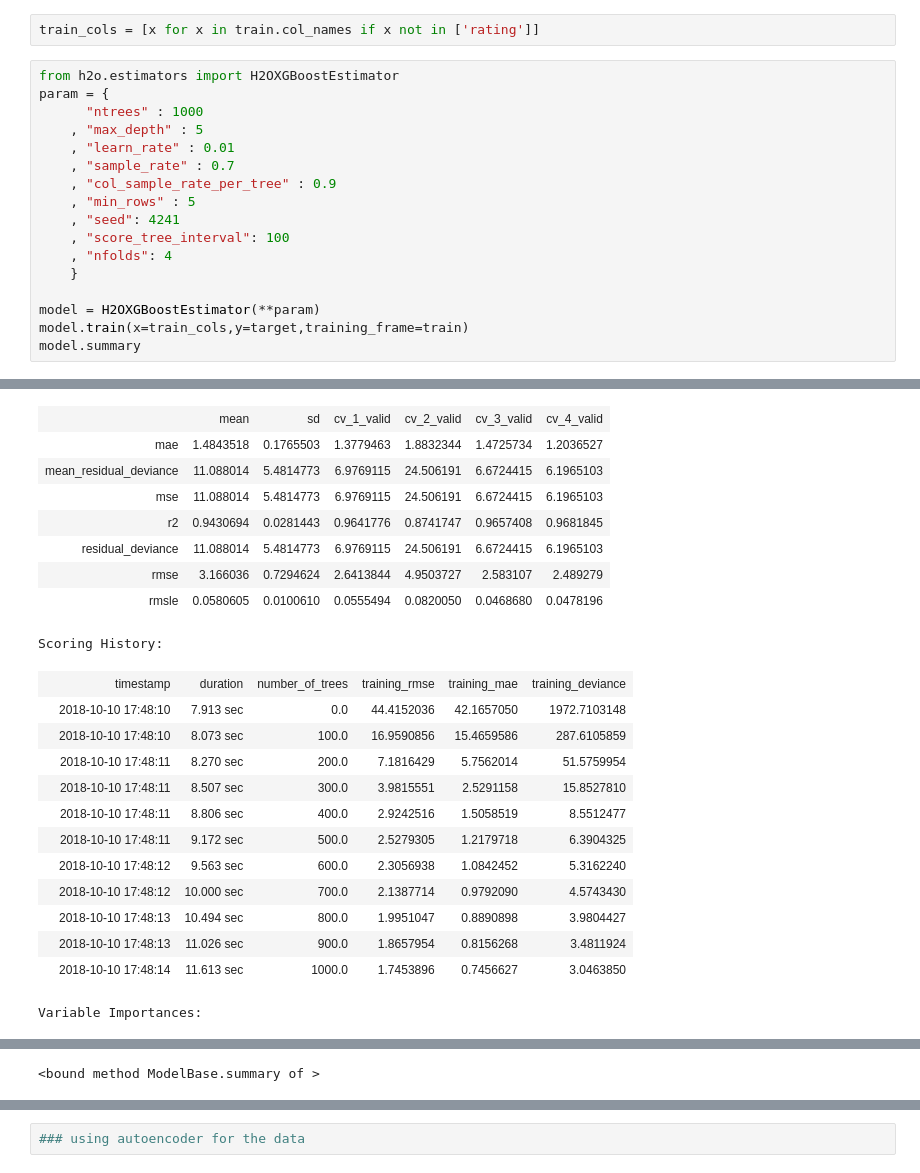
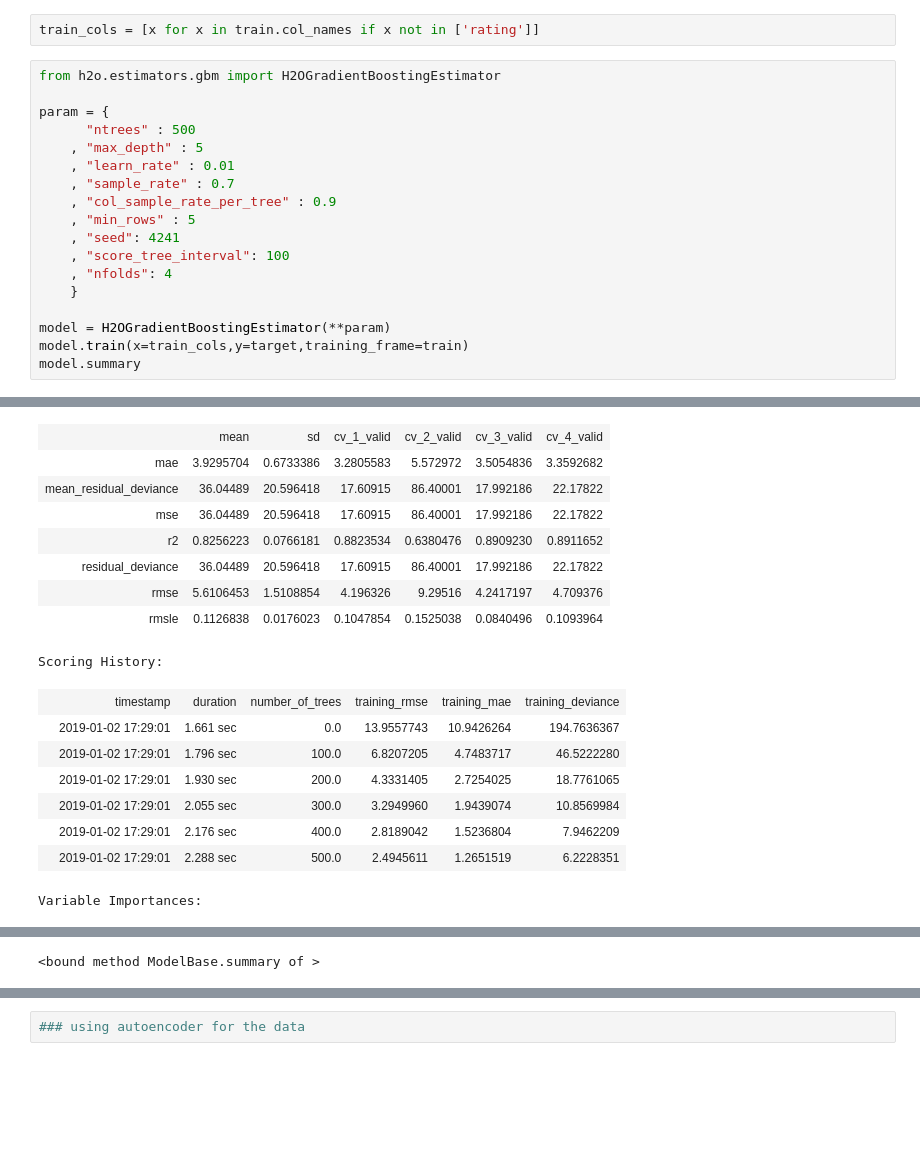
Before and after one commit to maravenag/kaggle, a Jupyter notebook: 80-cereal/h2o_cereal.ipynb, the cells around one changed output, grey strips where cells are left out. Cells and saved outputs as stored; diff of their text form; blank space fills up the shorter version.

```diff
--- a/80-cereal/h2o_cereal.ipynb
+++ b/80-cereal/h2o_cereal.ipynb
@@ -68,9 +81,10 @@ train = data
 # %%
 train_cols = [x for x in train.col_names if x not in ['rating']]
 # %%
-from h2o.estimators import H2OXGBoostEstimator
+from h2o.estimators.gbm import H2OGradientBoostingEstimator
+
 param = {
-      "ntrees" : 1000
+      "ntrees" : 500
     , "max_depth" : 5
     , "learn_rate" : 0.01
     , "sample_rate" : 0.7
@@ -81,7 +95,7 @@ param = {
     , "nfolds": 4
     }
 
-model = H2OXGBoostEstimator(**param)
+model = H2OGradientBoostingEstimator(**param)
 model.train(x=train_cols,y=target,training_frame=train)
 model.summary
 # %% [output]
@@ -104,24 +118,19 @@ Mean Residual Deviance: 35.38911416734118
 Cross-Validation Metrics Summary:
 |  | mean | sd | cv_1_valid | cv_2_valid | cv_3_valid | cv_4_valid |
-| mae | 1.4843518 | 0.1765503 | 1.3779463 | 1.8832344 | 1.4725734 | 1.2036527 |
-| mean_residual_deviance | 11.088014 | 5.4814773 | 6.9769115 | 24.506191 | 6.6724415 | 6.1965103 |
-| mse | 11.088014 | 5.4814773 | 6.9769115 | 24.506191 | 6.6724415 | 6.1965103 |
-| r2 | 0.9430694 | 0.0281443 | 0.9641776 | 0.8741747 | 0.9657408 | 0.9681845 |
-| residual_deviance | 11.088014 | 5.4814773 | 6.9769115 | 24.506191 | 6.6724415 | 6.1965103 |
-| rmse | 3.166036 | 0.7294624 | 2.6413844 | 4.9503727 | 2.583107 | 2.489279 |
-| rmsle | 0.0580605 | 0.0100610 | 0.0555494 | 0.0820050 | 0.0468680 | 0.0478196 |
+| mae | 3.9295704 | 0.6733386 | 3.2805583 | 5.572972 | 3.5054836 | 3.3592682 |
+| mean_residual_deviance | 36.04489 | 20.596418 | 17.60915 | 86.40001 | 17.992186 | 22.17822 |
+| mse | 36.04489 | 20.596418 | 17.60915 | 86.40001 | 17.992186 | 22.17822 |
+| r2 | 0.8256223 | 0.0766181 | 0.8823534 | 0.6380476 | 0.8909230 | 0.8911652 |
+| residual_deviance | 36.04489 | 20.596418 | 17.60915 | 86.40001 | 17.992186 | 22.17822 |
+| rmse | 5.6106453 | 1.5108854 | 4.196326 | 9.29516 | 4.2417197 | 4.709376 |
+| rmsle | 0.1126838 | 0.0176023 | 0.1047854 | 0.1525038 | 0.0840496 | 0.1093964 |
 Scoring History:
 |  | timestamp | duration | number_of_trees | training_rmse | training_mae | training_deviance |
-|  | 2018-10-10 17:48:10 | 7.913 sec | 0.0 | 44.4152036 | 42.1657050 | 1972.7103148 |
-|  | 2018-10-10 17:48:10 | 8.073 sec | 100.0 | 16.9590856 | 15.4659586 | 287.6105859 |
-|  | 2018-10-10 17:48:11 | 8.270 sec | 200.0 | 7.1816429 | 5.7562014 | 51.5759954 |
-|  | 2018-10-10 17:48:11 | 8.507 sec | 300.0 | 3.9815551 | 2.5291158 | 15.8527810 |
-|  | 2018-10-10 17:48:11 | 8.806 sec | 400.0 | 2.9242516 | 1.5058519 | 8.5512477 |
-|  | 2018-10-10 17:48:11 | 9.172 sec | 500.0 | 2.5279305 | 1.2179718 | 6.3904325 |
-|  | 2018-10-10 17:48:12 | 9.563 sec | 600.0 | 2.3056938 | 1.0842452 | 5.3162240 |
-|  | 2018-10-10 17:48:12 | 10.000 sec | 700.0 | 2.1387714 | 0.9792090 | 4.5743430 |
-|  | 2018-10-10 17:48:13 | 10.494 sec | 800.0 | 1.9951047 | 0.8890898 | 3.9804427 |
-|  | 2018-10-10 17:48:13 | 11.026 sec | 900.0 | 1.8657954 | 0.8156268 | 3.4811924 |
-|  | 2018-10-10 17:48:14 | 11.613 sec | 1000.0 | 1.7453896 | 0.7456627 | 3.0463850 |
+|  | 2019-01-02 17:29:01 | 1.661 sec | 0.0 | 13.9557743 | 10.9426264 | 194.7636367 |
+|  | 2019-01-02 17:29:01 | 1.796 sec | 100.0 | 6.8207205 | 4.7483717 | 46.5222280 |
+|  | 2019-01-02 17:29:01 | 1.930 sec | 200.0 | 4.3331405 | 2.7254025 | 18.7761065 |
+|  | 2019-01-02 17:29:01 | 2.055 sec | 300.0 | 3.2949960 | 1.9439074 | 10.8569984 |
+|  | 2019-01-02 17:29:01 | 2.176 sec | 400.0 | 2.8189042 | 1.5236804 | 7.9462209 |
+|  | 2019-01-02 17:29:01 | 2.288 sec | 500.0 | 2.4945611 | 1.2651519 | 6.2228351 |
 Variable Importances:
 | variable | relative_importance | scaled_importance | percentage |
```
Also changed, not shown: parts of 9 cells of this notebook, 10 other files.
